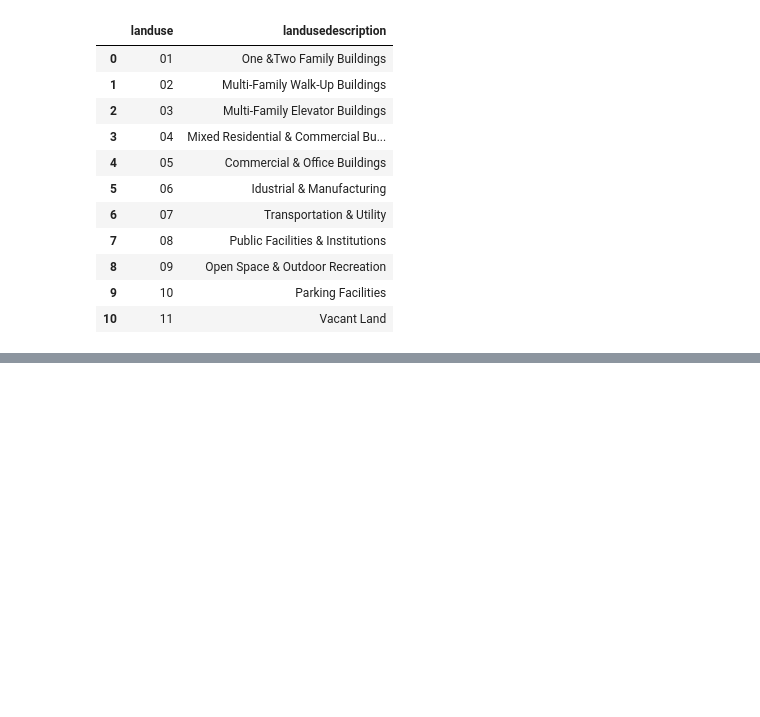
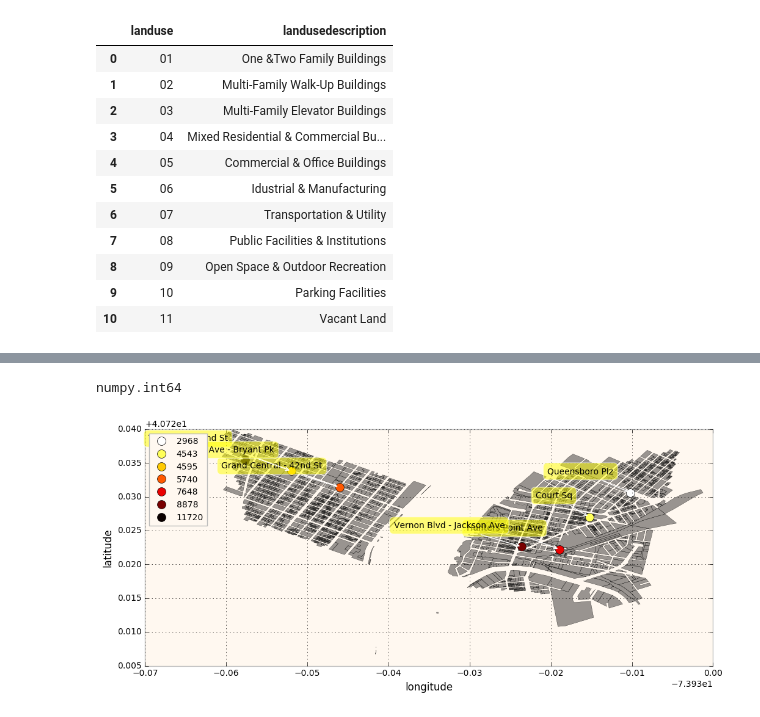
Before and after one commit to sbg389/notebooks, a Jupyter notebook: UISSC/moonchild.ipynb, the cells around one changed output, grey strips where cells are left out. Drawn from its saved outputs; the diff is of its cells as text; code cells hidden in the pictures; blank space fills up the shorter version.

Commit message:
Updated Moonchild Notebook

```diff
--- a/UISSC/moonchild.ipynb
+++ b/UISSC/moonchild.ipynb
@@ -353,0 +430,15 @@ ax1.set_ylabel('Latitude')
+# %%
+#Create a dataset with the meassurements for the 7 train deployment
+df7TrainSPC = pd.DataFrame(columns=["spc", "objectid"])
+df7TrainSPC.loc[0] = ["11720","197"]
+df7TrainSPC.loc[1] = ["2968","103"]
+df7TrainSPC.loc[2] = ["7648","95"]
+df7TrainSPC.loc[3] = ["8878","101"]
+df7TrainSPC.loc[4] = ["5740","204"]
+df7TrainSPC.loc[5] = ["4543","93"]
+df7TrainSPC.loc[6] = ["4595","466"]
+# %%
+GDFsubStation7 = pd.merge(GDFsubStation7,
+                                    df7TrainSPC, on='objectid')
+
+GDFsubStation7.head()
@@ -353,0 +455,37 @@ ax1.set_ylabel('Latitude')
+# %%
+GDFsubStation7.spc = pd.to_numeric(GDFsubStation7.spc, errors='coerce')
+type(GDFsubStation7.spc[0])
+# %% [output]
+numpy.int64
+# %%
+geoMoonchild7Train = GeoDataFrame.from_file('data/pluto7Train.geojson')
+# %%
+f, ax = pl.subplots(figsize=(12,5))
+
+geoMoonchild7Train.plot(linewidth = 0.2, color = 'k', ax = ax,alpha=.4)
+
+GDFsubStation7.plot(column='spc', marker='o', markersize=10,
+                         categorical=True, k=5, cmap='hot_r',
+                         linewidth = 4, alpha=1, ax = ax, legend=True)
+pl.xlabel('longitude')
+pl.ylabel('latitude')
+#ticks = ax.set_xticklabels(ax.get_xticklabels(), rotation = 90)
+# Create a dictionary with the land uses:
+
+normalize = mcolors.Normalize(vmin=GDFsubStation7.spc.min(),
+                              vmax=GDFsubStation7.spc.max())
+colormap = cm.hot_r
+scalarmappaple = cm.ScalarMappable(norm=normalize, cmap=colormap)
+scalarmappaple.set_array(GDFsubStation7.spc)
+pl.colorbar(scalarmappaple, ax=ax1)
+
+
+for index, row in GDFsubStation7.iterrows():
+    plt.annotate(
+        row['name'],
+        xy=(Point(row['geometry']).x, Point(row['geometry']).y), xytext=(-20, 20),
+        textcoords='offset points', ha='right', va='bottom',
+        bbox=dict(boxstyle='round,pad=0.5', fc='yellow', alpha=0.5),
+        arrowprops=dict(arrowstyle = '->', connectionstyle='arc3,rad=0'))
+# %% [output]
+[figure, added]
```
Also changed, not shown: parts of 13 cells of this notebook.
